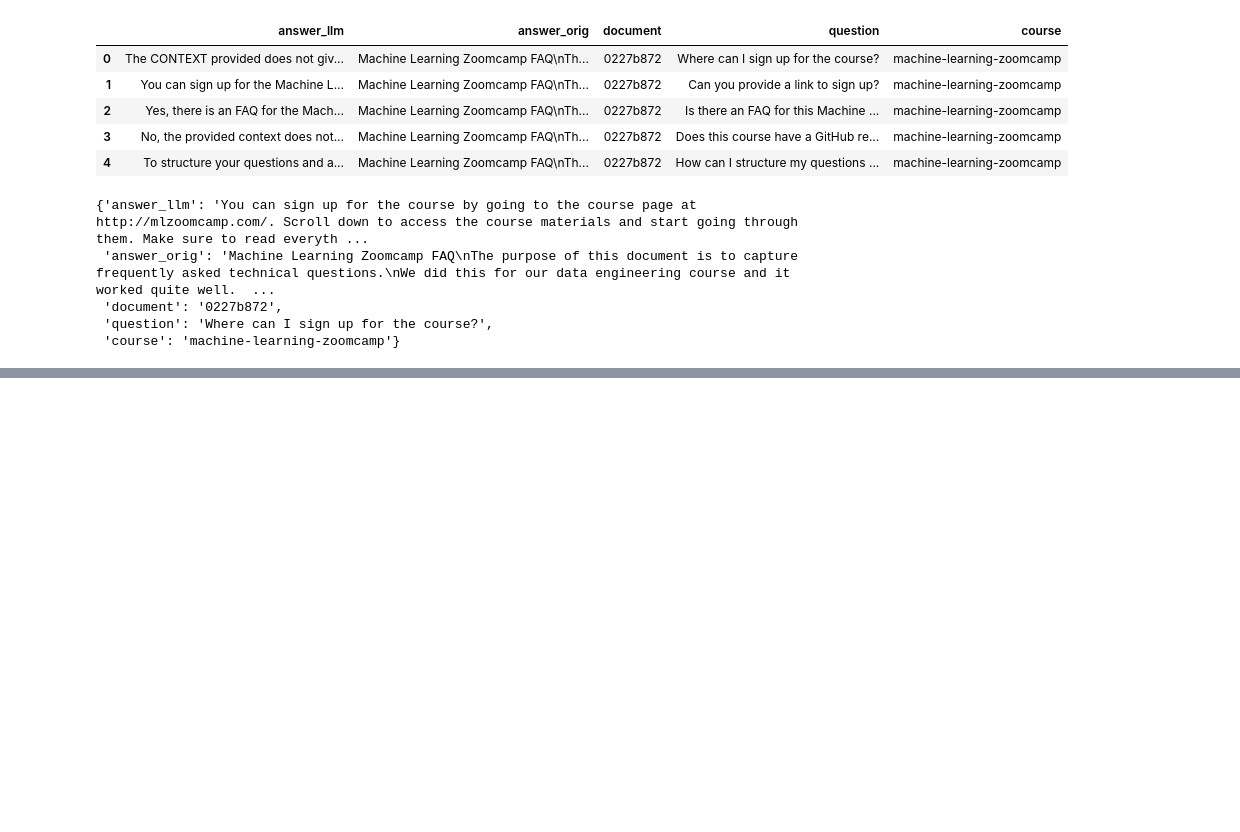
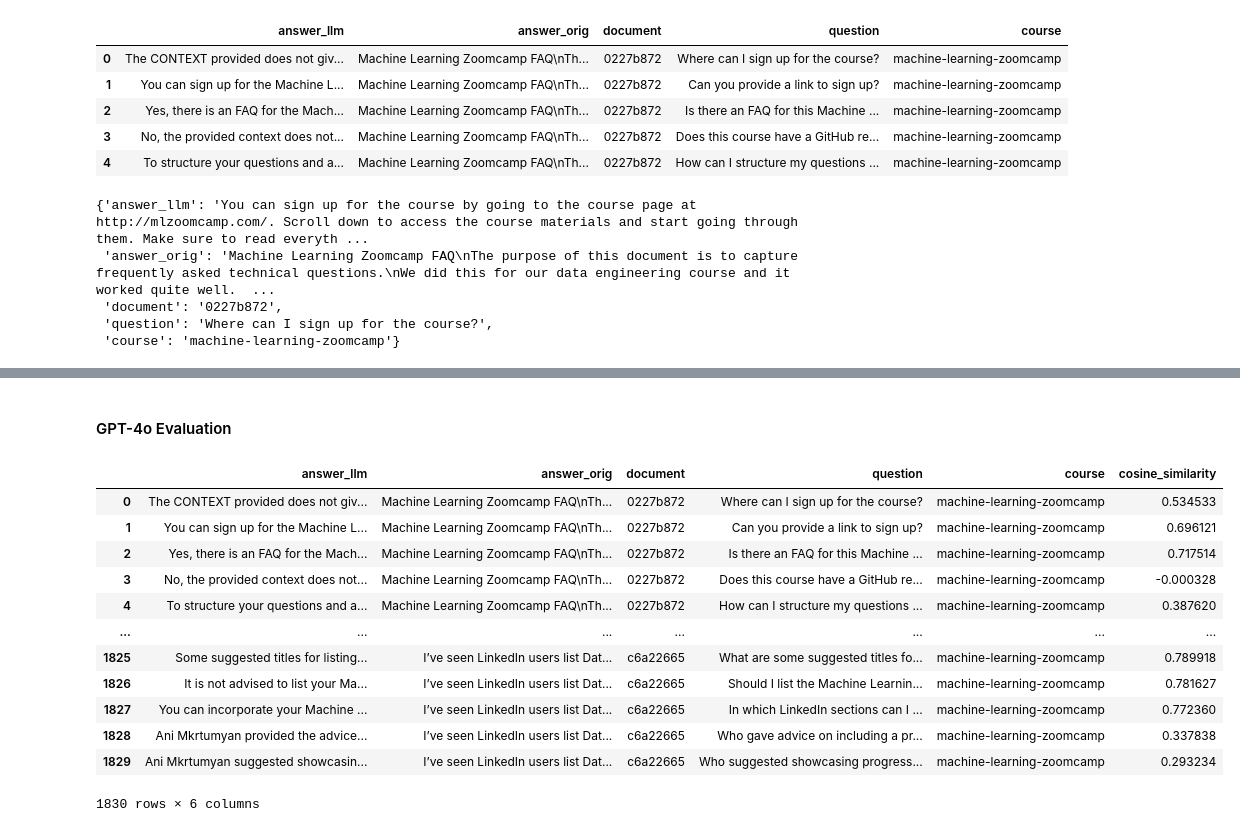
Before and after one commit to GudlaArunKumar/LLM-Zoomcamp, a Jupyter notebook: 02. Evaluation/RAG_evaluation/offline_rag_evaluation.ipynb, the cells around one changed output, grey strips where cells are left out. Drawn from its saved outputs; the diff is of its cells as text; code cells hidden in the pictures; blank space fills up the shorter version.

```diff
--- a/02. Evaluation/RAG_evaluation/offline_rag_evaluation.ipynb
+++ b/02. Evaluation/RAG_evaluation/offline_rag_evaluation.ipynb
@@ -178,7 +178,7 @@ CONTEXT:
 # %%
 from openai import OpenAI
 
-OPEN_AI_API_KEY = "your_own_api_key"  # replace with your OpenAI API key
+OPEN_AI_API_KEY = "use_your_own_key"  # replace with your OpenAI API key
 client = OpenAI(api_key=OPEN_AI_API_KEY)
 # %%
 def llm(prompt, model="gpt-4o"):
@@ -348,0 +408,2 @@ results_gpt35_df.to_csv("data/results-gpt35.csv", index=False)
+# %% [markdown]
+#### GPT-4o Evaluation
@@ -348,0 +416,17 @@ results_gpt35_df.to_csv("data/results-gpt35.csv", index=False)
+# %%
+results_gpt4o_df["cosine_similarity"] = similarity_scores
+results_gpt4o_df
+# %% [output]
+|  | answer_llm | answer_orig | document | question | course | cosine_similarity |
+| 0 | The CONTEXT provided does not giv... | Machine Learning Zoomcamp FAQ\nTh... | 0227b872 | Where can I sign up for the course? | machine-learning-zoomcamp | 0.534533 |
+| 1 | You can sign up for the Machine L... | Machine Learning Zoomcamp FAQ\nTh... | 0227b872 | Can you provide a link to sign up? | machine-learning-zoomcamp | 0.696121 |
+| 2 | Yes, there is an FAQ for the Mach... | Machine Learning Zoomcamp FAQ\nTh... | 0227b872 | Is there an FAQ for this Machine ... | machine-learning-zoomcamp | 0.717514 |
+| 3 | No, the provided context does not... | Machine Learning Zoomcamp FAQ\nTh... | 0227b872 | Does this course have a GitHub re... | machine-learning-zoomcamp | -0.000328 |
+| 4 | To structure your questions and a... | Machine Learning Zoomcamp FAQ\nTh... | 0227b872 | How can I structure my questions ... | machine-learning-zoomcamp | 0.387620 |
+| ... | ... | ... | ... | ... | ... | ... |
+| 1825 | Some suggested titles for listing... | I’ve seen LinkedIn users list Dat... | c6a22665 | What are some suggested titles fo... | machine-learning-zoomcamp | 0.789918 |
+| 1826 | It is not advised to list your Ma... | I’ve seen LinkedIn users list Dat... | c6a22665 | Should I list the Machine Learnin... | machine-learning-zoomcamp | 0.781627 |
+| 1827 | You can incorporate your Machine ... | I’ve seen LinkedIn users list Dat... | c6a22665 | In which LinkedIn sections can I ... | machine-learning-zoomcamp | 0.772360 |
+| 1828 | Ani Mkrtumyan provided the advice... | I’ve seen LinkedIn users list Dat... | c6a22665 | Who gave advice on including a pr... | machine-learning-zoomcamp | 0.337838 |
+| 1829 | Ani Mkrtumyan suggested showcasin... | I’ve seen LinkedIn users list Dat... | c6a22665 | Who suggested showcasing progress... | machine-learning-zoomcamp | 0.293234 |
+1830 rows × 6 columns
```
Also changed, not shown: parts of 41 cells of this notebook.
